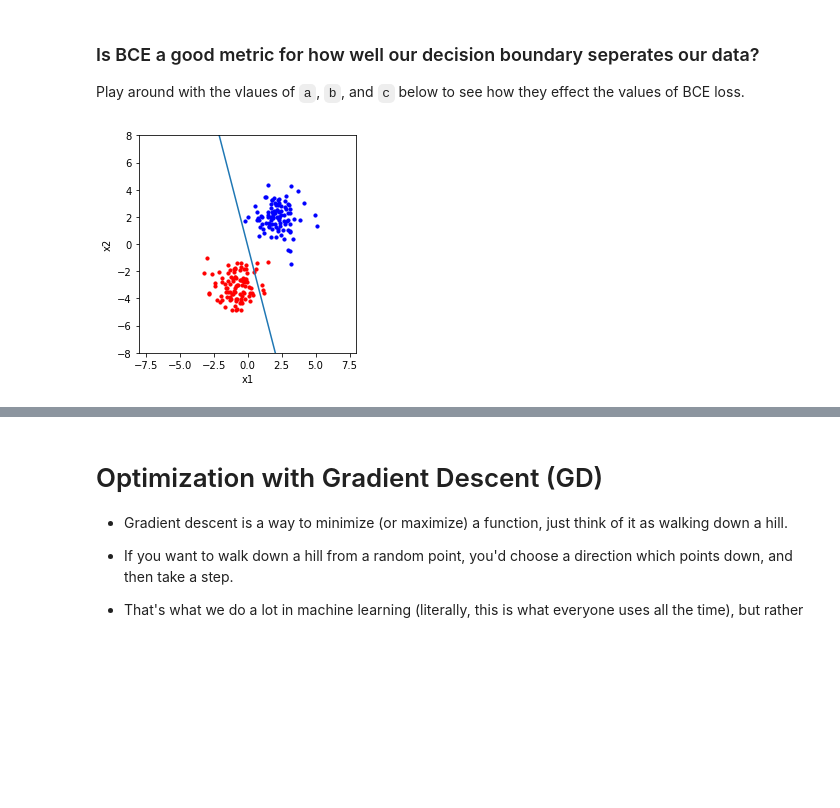
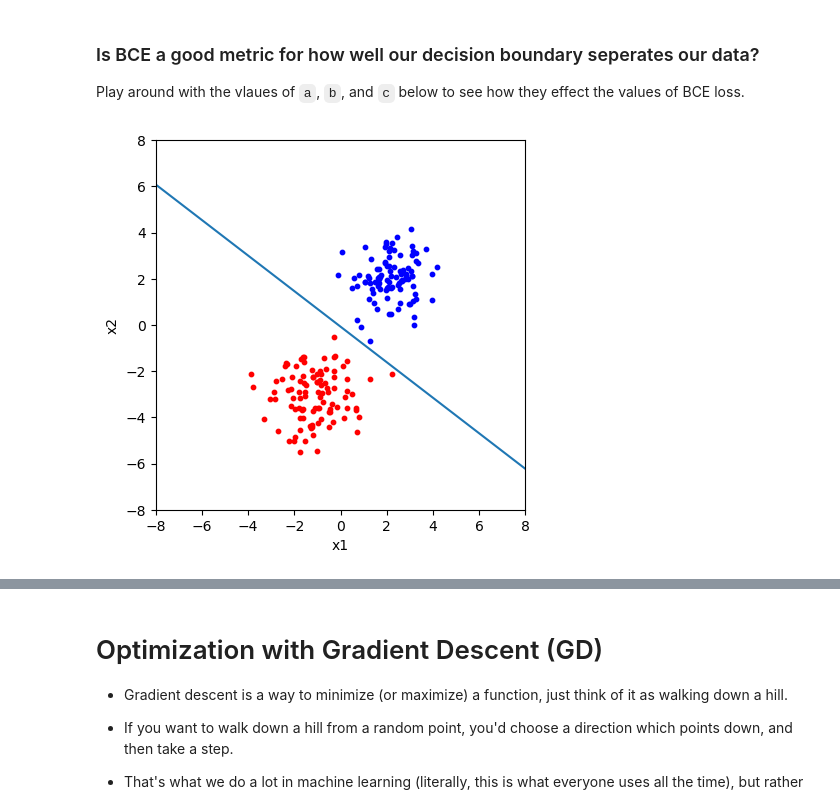
Before and after one commit to Mario-16180/AI701_Assignments, a Jupyter notebook: Assignment 1/logistic_regression.ipynb, the cells around one changed output, grey strips where cells are left out. Cells and saved outputs as stored; diff of their text form; code cells hidden in the pictures; blank space fills up the shorter version.

```diff
--- a/Assignment 1/logistic_regression.ipynb
+++ b/Assignment 1/logistic_regression.ipynb
@@ -78,9 +78,9 @@ Hint: Consider to use the `np.exp()` function.
 cluster_centres = np.array([[-1, -3], [2, 2]])
 
 def sigmoid(x):
-  exp= np.exp(-1*x)
-  sigmoid_value= 1/(1+exp)
-  return sigmoid_value
+    ## TODO implement sigmoid in here ##
+    sigmoid_value = 1/(1+np.exp(-1.0*x))
+    return sigmoid_value
 
 print(sigmoid(cluster_centres))
 
@@ -116,13 +116,12 @@ Now can we combine the sigmoid function with the equation of our linear decision
 * TODO: Implement a function which gives the predictive probability $p(\mathbf{x})$ of 2D data points $\mathbf{x}=(x_1, x_2)$ being in the blue class for the given values for `a`, `b` and `c`. You will need to use the sigmoid function and evaluate $ay + bx + c$.
 # %%
 def predictive_prob(x, a, b, c):
-  feat1=x[:,0].reshape(x.shape[0],1)
-  feat2=x[:,1].reshape(x.shape[0],1)
-  z=a*feat1+b*feat2+ c
-  pred_prob=sigmoid(z)
-  return pred_prob
+    ## TODO ##
+    pred_prob = sigmoid(a*x[:,0]+b*x[:,1]+c)
+    ## TODO end ##
+    return pred_prob
+
 print(cluster_centres)
-print(predictive_prob(cluster_centres,1,1,1))
 print(cluster_centres[:,1])
 # %% [output]
 [[-1 -3]
@@ -148,29 +145,22 @@ $$
 ### Task 3: Implement the binary cross entropy loss.
 
 *TODO: Implement the BCE loss in the function below.*
-# %%
-#import math
-def log_fun(arg):
-    log_res= np.log(arg,where=arg>0)
-    log_res[arg<=0]=0
-    return log_res
-def bce_loss(pred_probs, y):
-  y=y.reshape(y.shape[0],1)
-  term_1=np.multiply(-1*y,log_fun(pred_probs))
-  term_2=np.multiply(1-y,log_fun((1-pred_probs)))
-  bce = np.sum(term_1-term_2)
-  #print(term_2)
-  return bce
+# %%
+def bce_loss(pred_probs, y):
+    ## TODO ##
+    bce = np.sum((-y*np.log(pred_probs+1e-15)-(1-y)*np.log(1-pred_probs+1e-15))) # We add the little number 1e-15 to avoid the calculation of log(0)
+    ## TODO end ##
+    return bce
 # %% [markdown]
 ### Is BCE a good metric for how well our decision boundary seperates our data?
 
 Play around with the vlaues of `a`, `b`, and `c` below to see how they effect the values of BCE loss.
 # %%
-a=8
-b=31
+a=13
+b=10
 c=1
 
 plot_data(train_data, train_labs, a, b, c)
 print("BCE loss: " + str(bce_loss(predictive_prob(train_data, a, b, c), train_labs)))
 # %% [output]
-[figure, old version]
+[figure, new version]
```
Also changed, not shown: parts of 13 cells of this notebook.
